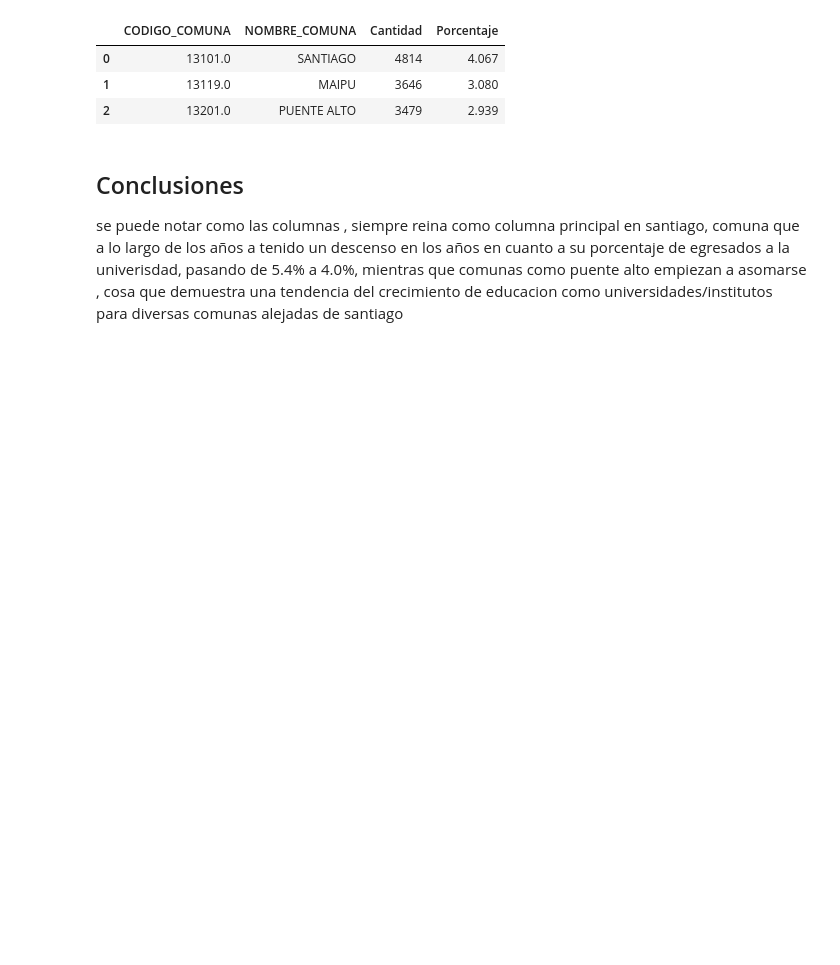
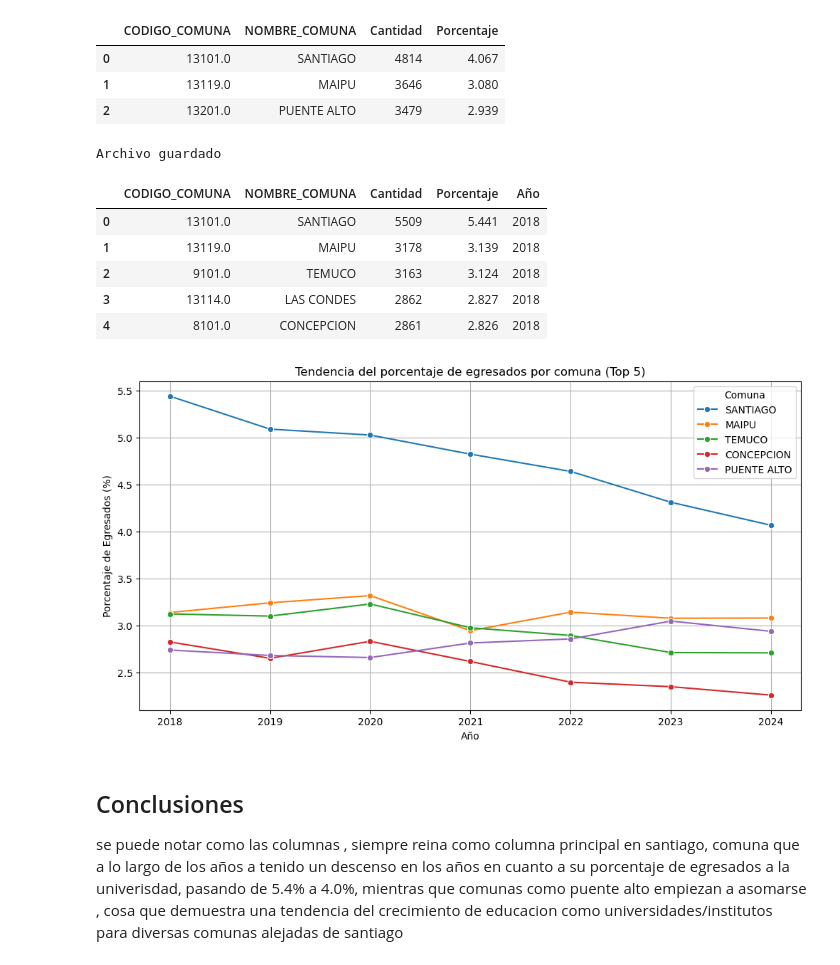
Before and after one commit to Proyecto-IMT-2200/2025-2, a Jupyter notebook: NoteBooks/Pregunta4.ipynb, the cells around one changed output. Drawn from its saved outputs; the diff is of its cells as text; code cells hidden in the pictures; blank space fills up the shorter version.

```diff
--- a/NoteBooks/Pregunta4.ipynb
+++ b/NoteBooks/Pregunta4.ipynb
@@ -175,6 +176,44 @@ Año : 2024
 | 0 | 13101.0 | SANTIAGO | 4814 | 4.067 |
 | 1 | 13119.0 | MAIPU | 3646 | 3.080 |
 | 2 | 13201.0 | PUENTE ALTO | 3479 | 2.939 |
+# %%
+dfs_año = []
+año_inicio = 2018
+
+for i , df in enumerate(lista_final):
+    df_temp = dcopy(df)
+    df_temp["Año"] = año_inicio + i
+    dfs_año.append(df_temp)
+
+df_fusion = pd.concat(dfs_año , ignore_index=True)
+
+df_fusion.to_csv("Resultados_años_comuna_preg4.csv" , index = False)
+
+print("Archivo guardado")
+display(df_fusion.head())
+
+top_comunas = df_fusion.groupby("NOMBRE_COMUNA")["Porcentaje"].max().sort_values(ascending=False).head(5).index.tolist()
+
+df_grafico = df_fusion[df_fusion["NOMBRE_COMUNA"].isin(top_comunas)]
+plt.figure(figsize=(12, 6))
+sns.lineplot(data=df_grafico, x="Año", y="Porcentaje", hue="NOMBRE_COMUNA", marker="o")
+plt.title("Tendencia del porcentaje de egresados por comuna (Top 5)")
+plt.xlabel("Año")
+plt.ylabel("Porcentaje de Egresados (%)")
+plt.legend(title="Comuna")
+plt.grid()
+ruta = os.path.join("graficos-imagenes")
+plt.savefig(os.path.join(ruta, "tendencia_egresados_pregunta4.png"))
+plt.show()
+# %% [output]
+Archivo guardado
+|  | CODIGO_COMUNA | NOMBRE_COMUNA | Cantidad | Porcentaje | Año |
+| 0 | 13101.0 | SANTIAGO | 5509 | 5.441 | 2018 |
+| 1 | 13119.0 | MAIPU | 3178 | 3.139 | 2018 |
+| 2 | 9101.0 | TEMUCO | 3163 | 3.124 | 2018 |
+| 3 | 13114.0 | LAS CONDES | 2862 | 2.827 | 2018 |
+| 4 | 8101.0 | CONCEPCION | 2861 | 2.826 | 2018 |
+[figure, added]
 # %% [markdown]
 ## Conclusiones
 
```
Also changed, not shown: parts of 1 cell of this notebook, 11 other files.
